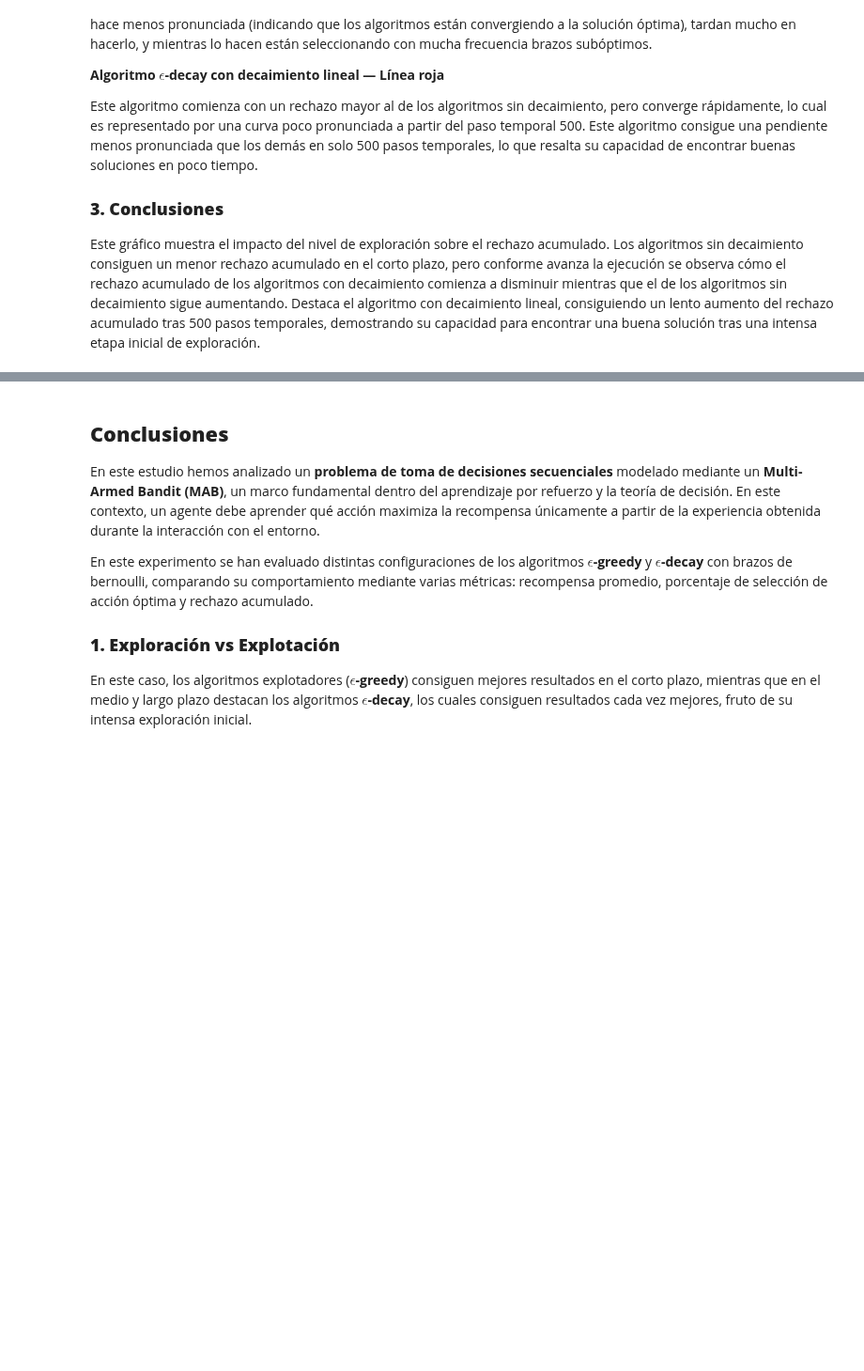
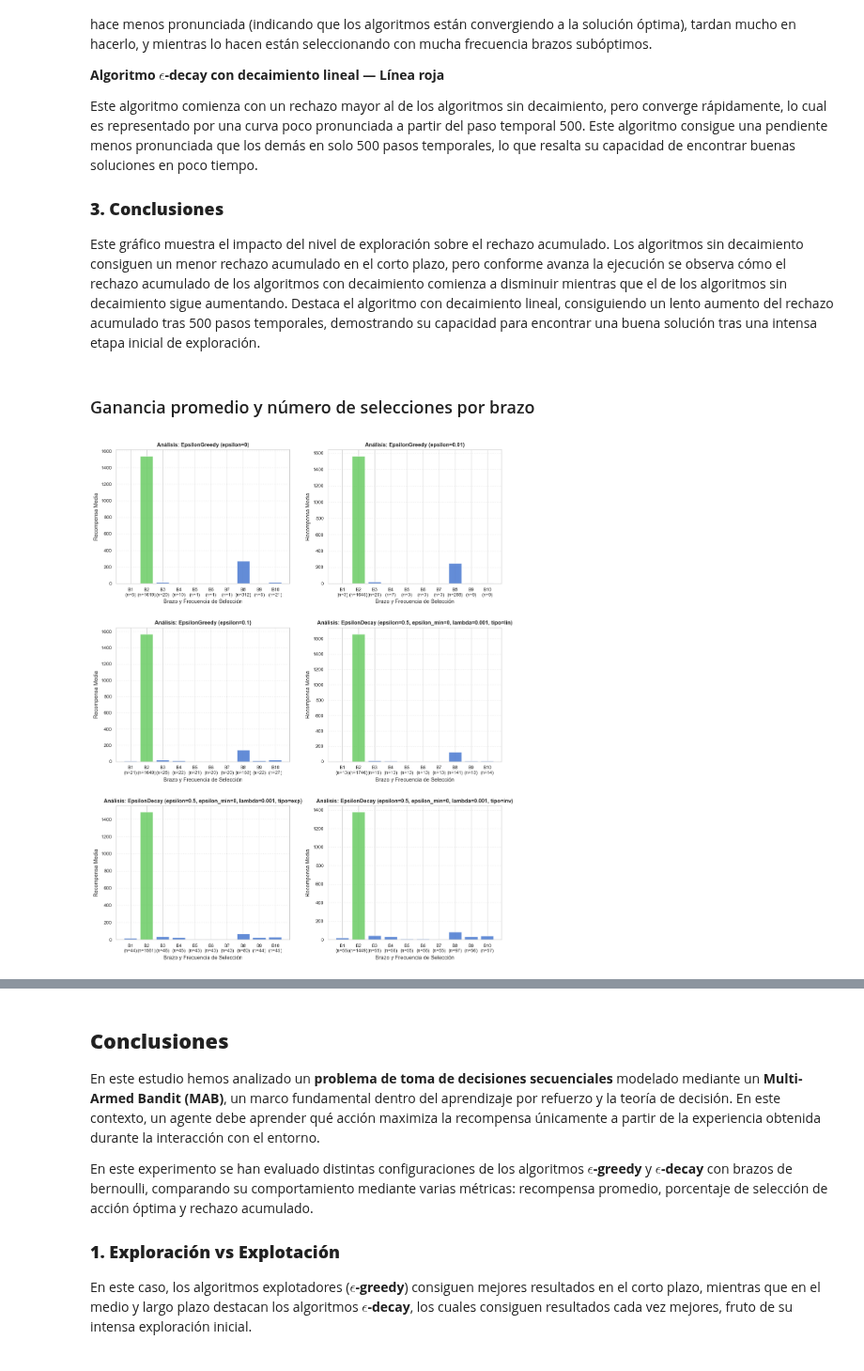
Before and after one commit to angelms2003/FernandezMartinezPolo-EML-RL, a Jupyter notebook: k_brazos/epsilon_greedy_bernoulli.ipynb, the cells around one changed output, grey strips where cells are left out. Shown at 94% size. Cells and saved outputs as stored; diff of their text form; code cells hidden in the pictures; blank space fills up the shorter version.

Commit message:
Added additional arm statistics for epsilon-greedy

```diff
--- a/k_brazos/epsilon_greedy_bernoulli.ipynb
+++ b/k_brazos/epsilon_greedy_bernoulli.ipynb
@@ -64,6 +66,8 @@ def run_experiment(bandit: Bandit, algorithms: List[Algorithm], steps: int, runs
     optimal_selections = np.zeros((len(algorithms), steps))  # Matriz para almacenar el porcentaje de selecciones óptimas.
 
     np.random.seed(seed)  # Asegurar reproducibilidad de resultados.
+
+    arm_stats = [{'mean_rewards': np.zeros(bandit.k), 'selections': np.zeros(bandit.k)} for _ in algorithms] #Para las arm stats
 
     for run in range(runs):
         current_bandit = Bandit(arms=bandit.arms)
@@ -79,6 +83,10 @@ def run_experiment(bandit: Bandit, algorithms: List[Algorithm], steps: int, runs
           for step in range(steps):
                 chosen_arm = algo.select_arm() # Seleccionar un brazo según la política del algoritmo.
                 reward = current_bandit.pull_arm(chosen_arm) # Obtener la recompensa del brazo seleccionado.
+
+                arm_stats[idx]['mean_rewards'][chosen_arm] += reward # Actualizar la ganancia del brazo seleccionado por el algoritmo.
+                arm_stats[idx]['selections'][chosen_arm] += 1 # Actualizar el número de selecciones del brazo seleccionado por el algoritmo.
+
                 algo.update(chosen_arm, reward) # Actualizar el valor estimado del brazo seleccionado.
 
                 rewards[idx, step] += reward # Acumular la recompensa obtenida en la matriz rewards para el algoritmo idx en el paso step.
@@ -95,6 +103,7 @@ def run_experiment(bandit: Bandit, algorithms: List[Algorithm], steps: int, runs
                 else:
                     sum_current_run_expected_value[idx] = sum_current_run_expected_value[idx] + bandit.get_expected_value(chosen_arm)
 
+                #regrets[idx, step] = regrets[idx, step-1] + (bandit.get_expected_value(optimal_arm) - reward) if step > 0 else bandit.get_expected_value(optimal_arm) - reward
                 regrets[idx, step] += (step+1)*bandit.get_expected_value(optimal_arm) - sum_current_run_expected_value[idx]
 
     rewards /= runs
@@ -103,7 +112,11 @@ def run_experiment(bandit: Bandit, algorithms: List[Algorithm], steps: int, runs
     # Calcular el porcentaje de selecciones óptimas
     optimal_selections = optimal_selections*100/runs
 
-    return rewards, regrets, optimal_selections
+    for stat in arm_stats:
+        stat['mean_rewards'] /= runs
+        stat['selections'] /= runs
+
+    return rewards, regrets, optimal_selections, arm_stats
 # %% [markdown]
 ## Ejecución del experimento
 
@@ -165,7 +178,7 @@ algorithms = [EpsilonGreedy(k=k, epsilon=0),
               EpsilonDecay(k=k, epsilon=0.5, epsilon_min=0, decay_lambda=0.001, decay_type="exp"),
               EpsilonDecay(k=k, epsilon=0.5, epsilon_min=0, decay_lambda=0.001, decay_type="inv"),]
 # Ejecutar el experimento y obtener las recompensas promedio, rechazo acumulado y promedio de las selecciones óptimas
-rewards, regrets, optimal_selections = run_experiment(bandit, algorithms, steps, runs)
+rewards, regrets, optimal_selections, arm_stats = run_experiment(bandit, algorithms, steps, runs)
 # %% [output]
 Bandit with 10 arms: ArmBernoulli(p=0.37), ArmBernoulli(p=0.95), ArmBernoulli(p=0.73), ArmBernoulli(p=0.60), ArmBernoulli(p=0.16), ArmBernoulli(p=0.16), ArmBernoulli(p=0.06), ArmBernoulli(p=0.87), Arm ...
 Optimal arm: 2 with expected reward=0.9507143064099162
@@ -261,3 +274,9 @@ Este algoritmo comienza con un rechazo mayor al de los algoritmos sin decaimient
 ### **3. Conclusiones**
 
 Este gráfico muestra el impacto del nivel de exploración sobre el rechazo acumulado. Los algoritmos sin decaimiento consiguen un menor rechazo acumulado en el corto plazo, pero conforme avanza la ejecución se observa cómo el rechazo acumulado de los algoritmos con decaimiento comienza a disminuir mientras que el de los algoritmos sin decaimiento sigue aumentando. Destaca el algoritmo con decaimiento lineal, consiguiendo un lento aumento del rechazo acumulado tras 500 pasos temporales, demostrando su capacidad para encontrar una buena solución tras una intensa etapa inicial de exploración.
+# %% [markdown]
+### Ganancia promedio y número de selecciones por brazo
+# %%
+plot_arm_statistics(arm_stats, algorithms, k, optimal_arm)
+# %% [output]
+[figure, added]
```
Also changed, not shown: parts of 3 cells of this notebook, 2 other files.
